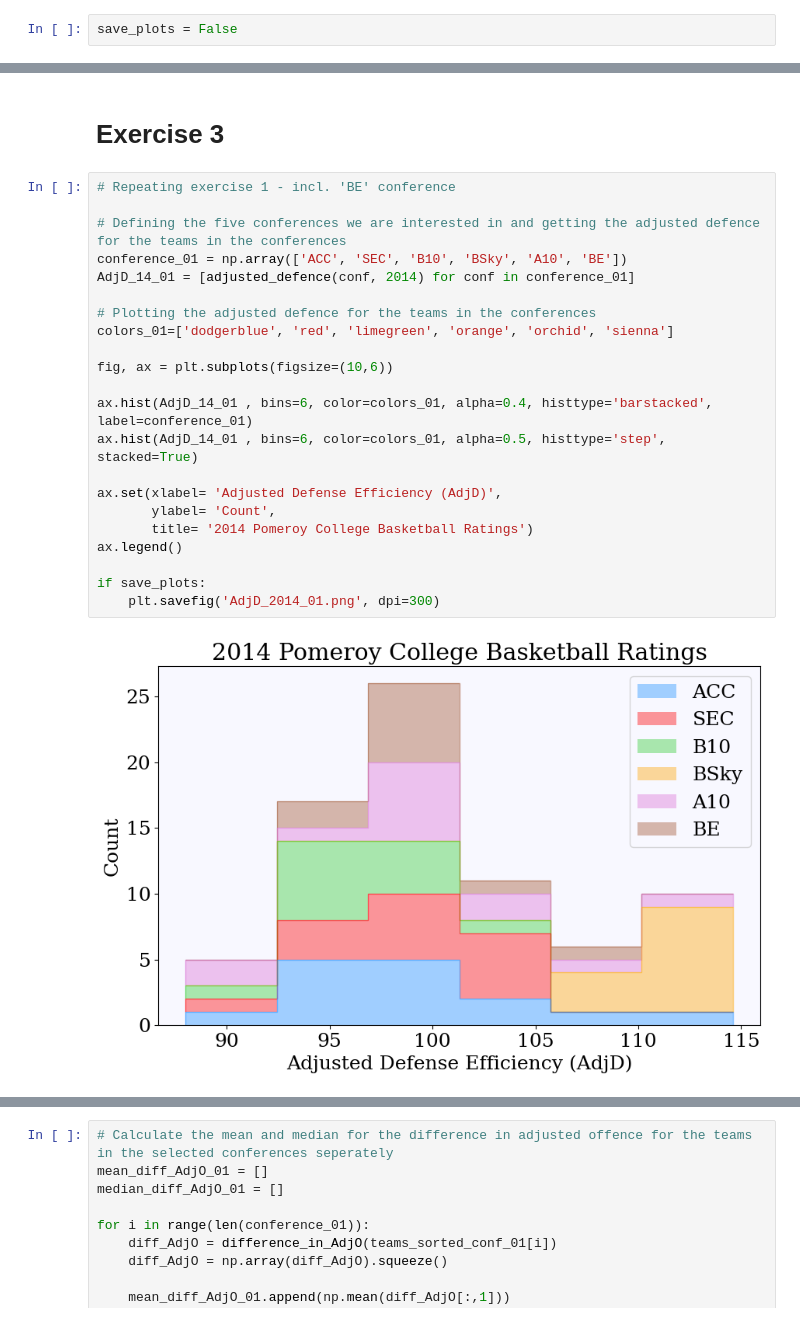
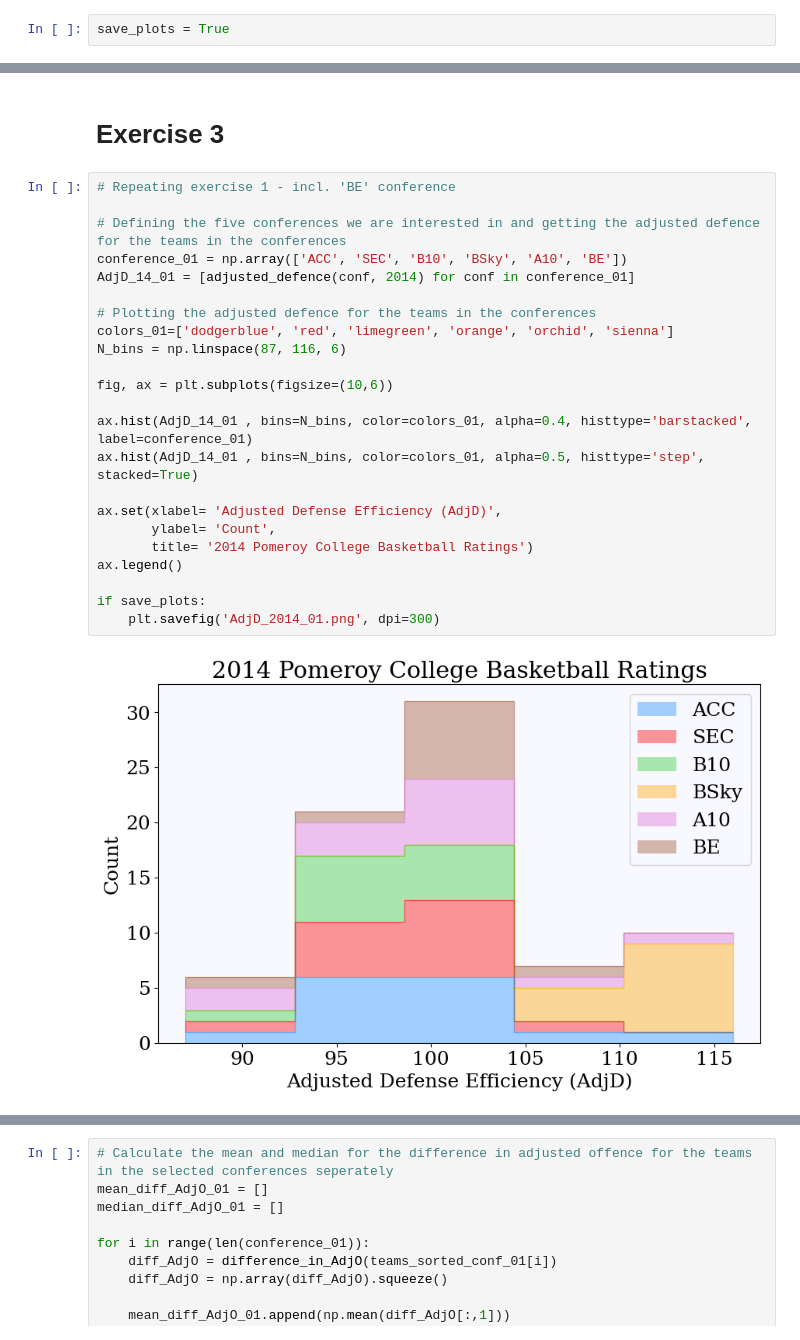
Before and after one commit to Emilie-Jessen/AppStat2, a Jupyter notebook: Project_01/Solution_01.ipynb, the cells around one changed output, grey strips where cells are left out. Cells and saved outputs as stored; diff of their text form.

```diff
--- a/Project_01/Solution_01.ipynb
+++ b/Project_01/Solution_01.ipynb
@@ -21,7 +21,7 @@ mpl.rc('axes', **axes)
 # %% [markdown]
 # Exercise 1
 # %%
-save_plots = False
+save_plots = True
 # %%
 # Creating paths to the html files
 # Downloaded from https://kenpom.com/ and saved in the same folder as this script 8-Feb-2024
@@ -292,27 +293,28 @@ For the 1 teams in the ind conference:                   mean = 25.100   median
 # %%
 # Repeating exercise 1 - incl. 'BE' conference
 
 # Defining the five conferences we are interested in and getting the adjusted defence for the teams in the conferences
 conference_01 = np.array(['ACC', 'SEC', 'B10', 'BSky', 'A10', 'BE'])
 AdjD_14_01 = [adjusted_defence(conf, 2014) for conf in conference_01]
 
 # Plotting the adjusted defence for the teams in the conferences
 colors_01=['dodgerblue', 'red', 'limegreen', 'orange', 'orchid', 'sienna']
+N_bins = np.linspace(87, 116, 6)
 
 fig, ax = plt.subplots(figsize=(10,6))
 
-ax.hist(AdjD_14_01 , bins=6, color=colors_01, alpha=0.4, histtype='barstacked', label=conference_01)
-ax.hist(AdjD_14_01 , bins=6, color=colors_01, alpha=0.5, histtype='step', stacked=True)
+ax.hist(AdjD_14_01 , bins=N_bins, color=colors_01, alpha=0.4, histtype='barstacked', label=conference_01)
+ax.hist(AdjD_14_01 , bins=N_bins, color=colors_01, alpha=0.5, histtype='step', stacked=True)
 
 ax.set(xlabel= 'Adjusted Defense Efficiency (AdjD)',
        ylabel= 'Count',
        title= '2014 Pomeroy College Basketball Ratings')
 ax.legend()
 
 if save_plots:
     plt.savefig('AdjD_2014_01.png', dpi=300)
 # %% [output]
-[figure, old version]
+[figure, new version]
 # %%
 # Repeating exercise 2 - incl. 'BE' conference
 
```
Also changed, not shown: parts of 4 cells of this notebook, 17 other files.
